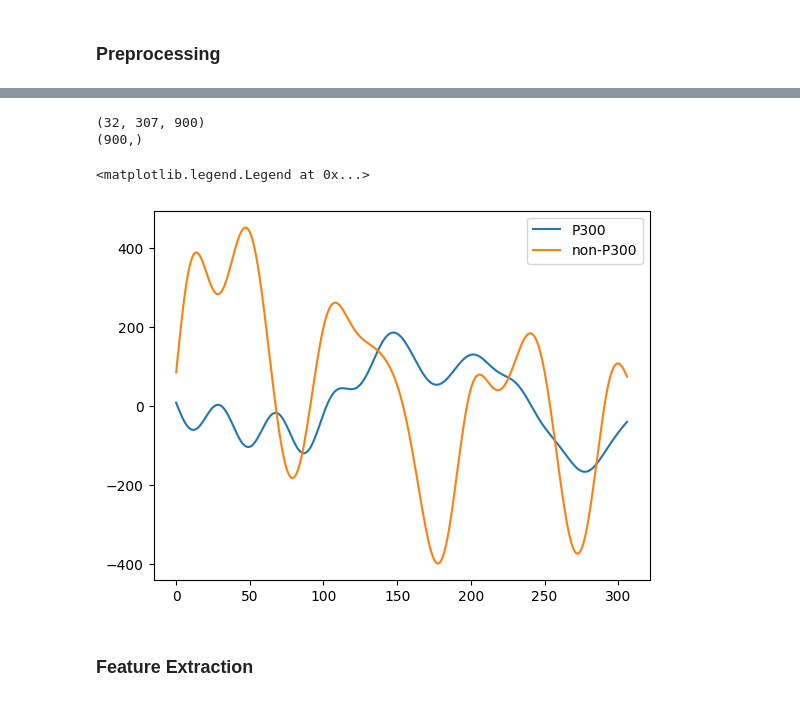
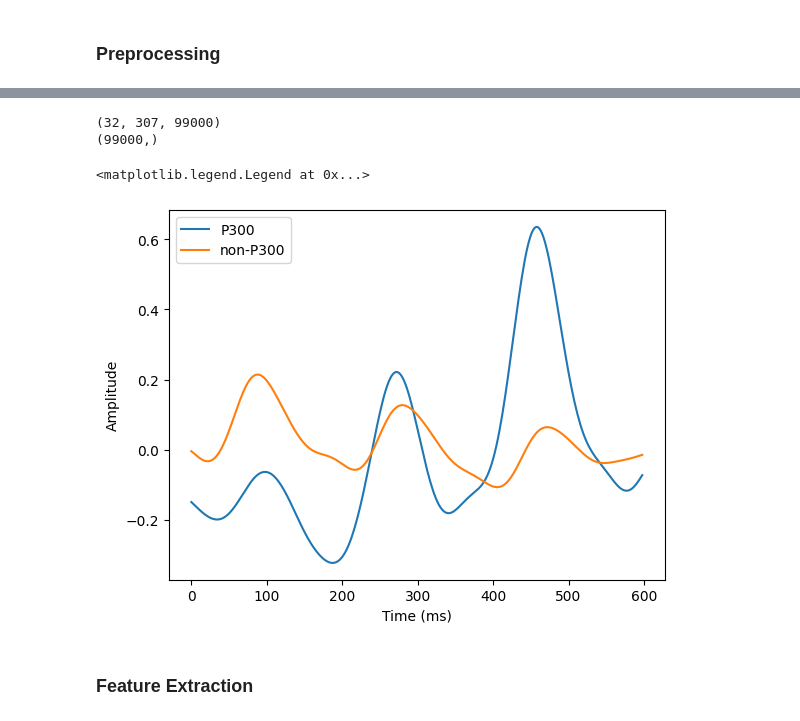
Before and after one commit to MacFadyenK/VirtualKeyboard, a Jupyter notebook: training_pipeline.ipynb, the cells around one changed output, grey strips where cells are left out. Saved outputs shown, nothing was run; the diff lists cells and outputs as text; code cells hidden in the pictures.

Commit message:
add loading in all 55 subjects

```diff
--- a/training_pipeline.ipynb
+++ b/training_pipeline.ipynb
@@ -30,6 +30,30 @@ Using device: cpu
 ### Preprocessing
 # %%
 ## preprocessing function to be inputted
+X, y = [],[]
+times = 0
 
-preproc_ds, y = fn_preprocess.preprocess_training("C:/Users/crims/Desktop/Senior Design Code/datasets/Won2022_BIDS/.mat_files/s17_v72.mat")
+has_file = True #only set to false if you dont have the numpy array file and need to reload all the subjects
+
+if has_file==True:
+    data = np.load('preprocessed_allSubj.npz')
+    X = data['x_data']
+    y = data['y_data']
+else:
+    # loads data for all 55 subjects and preprocesses it
+    for num_subj in range(55): #WARNING, very long! ~2.5hrs
+        file_name = f"C:/Users/crims/Desktop/Senior Design Code/datasets/Won2022_BIDS/.mat_files/s{num_subj+1:02d}.mat"
+        print(f"Loading {file_name}")
+        X_subj, y_subj = fn_preprocess.preprocess_training(file_name)
+        if times==0:
+            y = y_subj
+            X = X_subj
+        else:
+            y = np.concatenate((y, y_subj))
+            X = np.dstack((X, X_subj))
+        print(f"Subject {num_subj+1} loaded. Size: {X.shape}")
+        times+=1
+    # saves as numpy after done
+    np.savez('preprocessed_allSubj.npz', x_data=X, y_data=y)
+    print("Data saved to preprocessed_allSubj.npz")
 # %% [output]
@@ -38,16 +79,24 @@ preproc_ds, y = fn_preprocess.preprocess_training("C:/Users/crims/Desktop/Senior
 # %%
-print(preproc_ds.shape)
+print(X.shape)
 print(y.shape)
-avg_P300 = preproc_ds[12, :, :150].sum(axis=1)
-avg_non_P300 = preproc_ds[12, :, 150:].sum(axis=1)
-plt.plot(avg_P300, label='P300')
-plt.plot(avg_non_P300, label='non-P300')
+p300_trials = X[12, :, y == 1]
+non_p300_trials = X[12, :, y == 0]
+
+avg_P300 = p300_trials.mean(axis=0)
+avg_non_P300 = non_p300_trials.mean(axis=0)
+
+time = np.arange(avg_P300.shape[0]) / 512 * 1000
+
+plt.plot(time, avg_P300, label='P300')
+plt.plot(time, avg_non_P300, label='non-P300')
+plt.xlabel("Time (ms)")
+plt.ylabel("Amplitude")
 plt.legend()
 # %% [output]
-(32, 307, 900)
-(900,)
+(32, 307, 99000)
+(99000,)
 <matplotlib.legend.Legend at 0x...>
-[figure, old version]
+[figure, new version]
 # %% [markdown]
 ### Feature Extraction
 # %%
```
Also changed, not shown: parts of 4 cells of this notebook.
